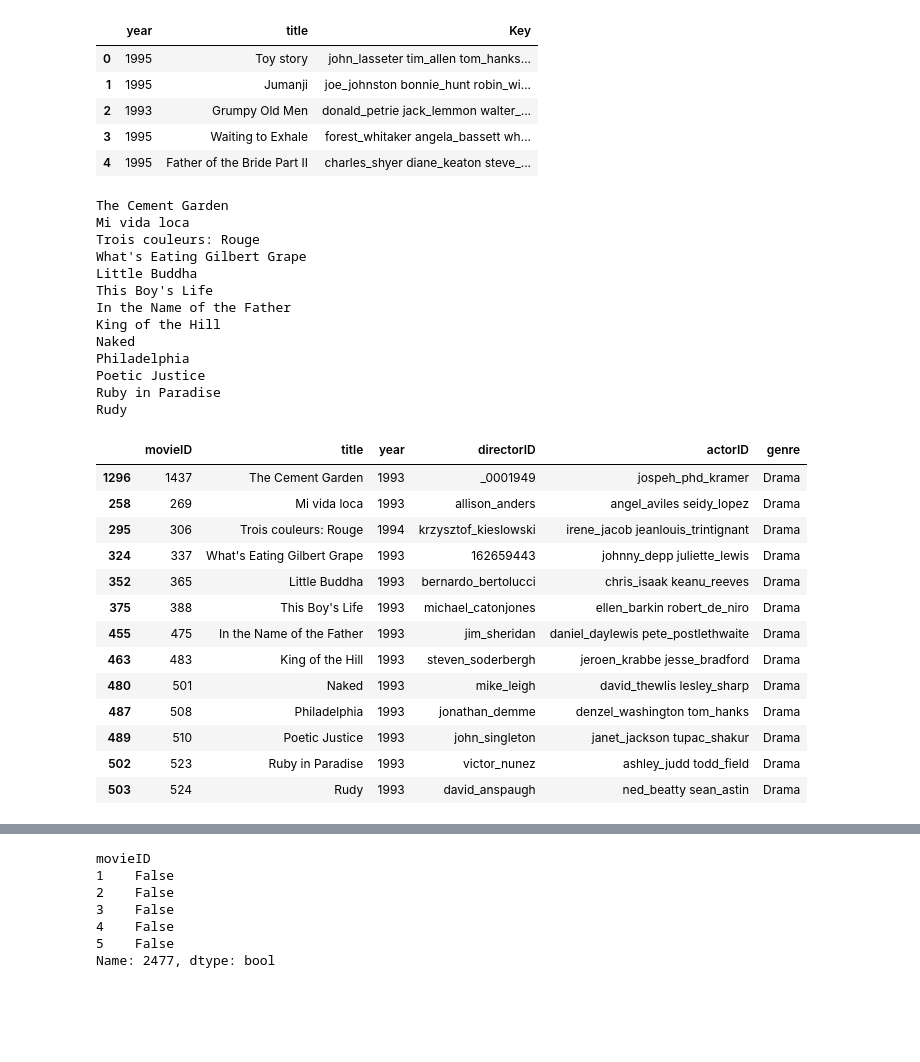
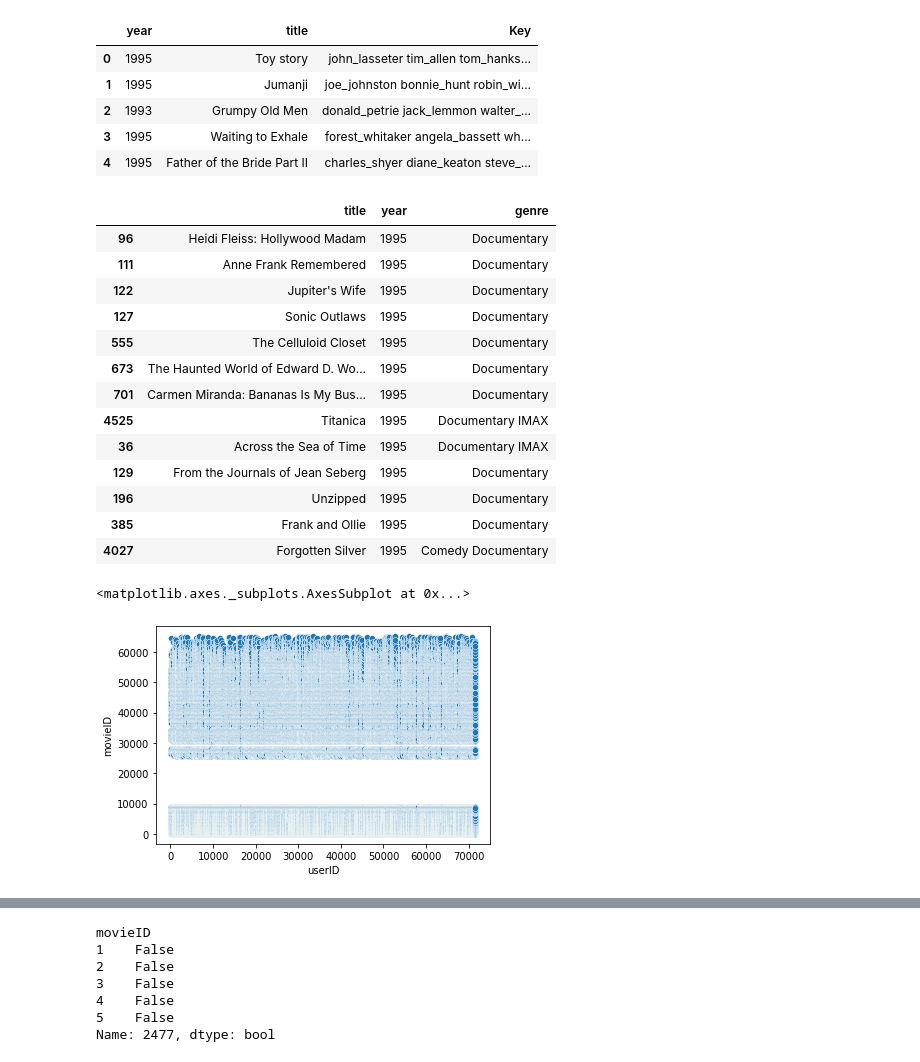
Before and after one commit to IsuruMahakumara/MovieRecommender, a Jupyter notebook: Recommender.ipynb, the cells around one changed output, grey strips where cells are left out. Drawn from its saved outputs; the diff is of its cells as text; code cells hidden in the pictures; blank space fills up the shorter version.

```diff
--- a/Recommender.ipynb
+++ b/Recommender.ipynb
@@ -139,46 +137,35 @@ X_csr = cv.fit_transform(movies['Key'])
 # %%
 ##Cosine similarity
-cosine_sim = cosine_similarity(X_csr)
 
+UserID=75
+No_of_Similar_movies = 13
 
-similar_movies = list(enumerate(cosine_sim[296]))
+similar_movies = list(enumerate(cosine_sim[UserID]))
 similar_movies = sorted(similar_movies,key=lambda x:x[1],reverse=True)[1:]
-top = similar_movies[0:13]
+top = similar_movies[0:No_of_Similar_movies]
 
 rec = pd.DataFrame(top, columns=['movieIndex', 'Similarity'])
-Cos_Title= movies['title'].iloc[rec.movieIndex.values]
-a = Cos_Title.values
-print(*a, sep = "\n")
-movies.iloc[rec.movieIndex.values]
+movies[['title','year','genre']].iloc[rec.movieIndex.values]
 # %% [output]
-The Cement Garden
-Mi vida loca
-Trois couleurs: Rouge
-What's Eating Gilbert Grape
-Little Buddha
-This Boy's Life
-In the Name of the Father
-King of the Hill
-Naked
-Philadelphia
-Poetic Justice
-Ruby in Paradise
-Rudy
-|  | movieID | title | year | directorID | actorID | genre |
-| 1296 | 1437 | The Cement Garden | 1993 | _0001949 | jospeh_phd_kramer | Drama |
-| 258 | 269 | Mi vida loca | 1993 | allison_anders | angel_aviles seidy_lopez | Drama |
-| 295 | 306 | Trois couleurs: Rouge | 1994 | krzysztof_kieslowski | irene_jacob jeanlouis_trintignant | Drama |
-| 324 | 337 | What's Eating Gilbert Grape | 1993 | 162659443 | johnny_depp juliette_lewis | Drama |
-| 352 | 365 | Little Buddha | 1993 | bernardo_bertolucci | chris_isaak keanu_reeves | Drama |
-| 375 | 388 | This Boy's Life | 1993 | michael_catonjones | ellen_barkin robert_de_niro | Drama |
-| 455 | 475 | In the Name of the Father | 1993 | jim_sheridan | daniel_daylewis pete_postlethwaite | Drama |
-| 463 | 483 | King of the Hill | 1993 | steven_soderbergh | jeroen_krabbe jesse_bradford | Drama |
-| 480 | 501 | Naked | 1993 | mike_leigh | david_thewlis lesley_sharp | Drama |
-| 487 | 508 | Philadelphia | 1993 | jonathan_demme | denzel_washington tom_hanks | Drama |
-| 489 | 510 | Poetic Justice | 1993 | john_singleton | janet_jackson tupac_shakur | Drama |
-| 502 | 523 | Ruby in Paradise | 1993 | victor_nunez | ashley_judd todd_field | Drama |
-| 503 | 524 | Rudy | 1993 | david_anspaugh | ned_beatty sean_astin | Drama |
+|  | title | year | genre |
+| 96 | Heidi Fleiss: Hollywood Madam | 1995 | Documentary |
+| 111 | Anne Frank Remembered | 1995 | Documentary |
+| 122 | Jupiter's Wife | 1995 | Documentary |
+| 127 | Sonic Outlaws | 1995 | Documentary |
+| 555 | The Celluloid Closet | 1995 | Documentary |
+| 673 | The Haunted World of Edward D. Wo... | 1995 | Documentary |
+| 701 | Carmen Miranda: Bananas Is My Bus... | 1995 | Documentary |
+| 4525 | Titanica | 1995 | Documentary IMAX |
+| 36 | Across the Sea of Time | 1995 | Documentary IMAX |
+| 129 | From the Journals of Jean Seberg | 1995 | Documentary |
+| 196 | Unzipped | 1995 | Documentary |
+| 385 | Frank and Ollie | 1995 | Documentary |
+| 4027 | Forgotten Silver | 1995 | Comedy Documentary |
 # %%
 rating =  user_ratedmovies_timestamps.pivot(index='userID',columns='movieID',values='rating')
 rating.fillna(0,inplace=True)
+sns.scatterplot(x=user_ratedmovies_timestamps['userID'], y=user_ratedmovies_timestamps['movieID'])
+# %% [output]
+<matplotlib.axes._subplots.AxesSubplot at 0x...>
+[figure, added]
 # %%
```
Also changed, not shown: parts of 19 cells of this notebook.
